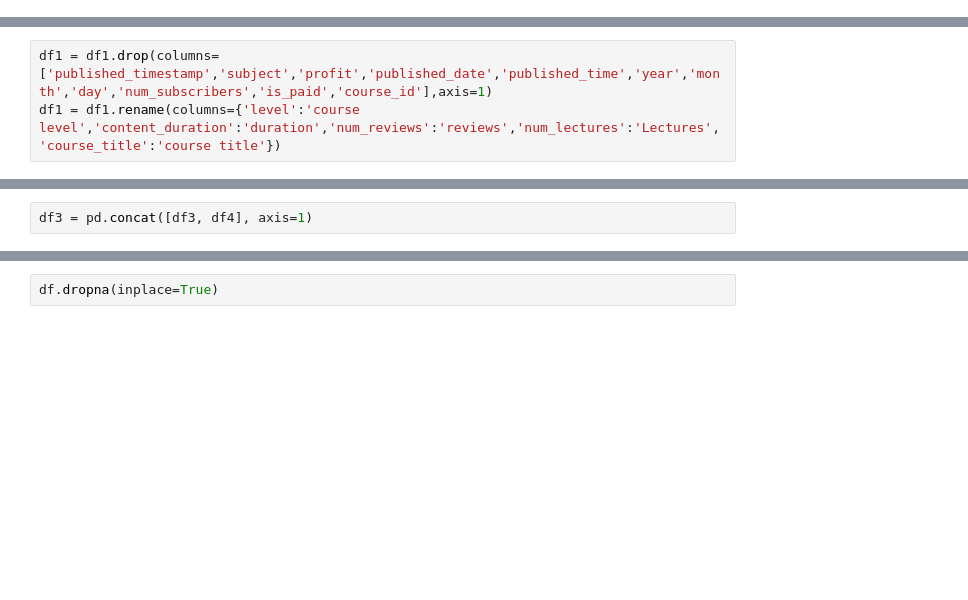
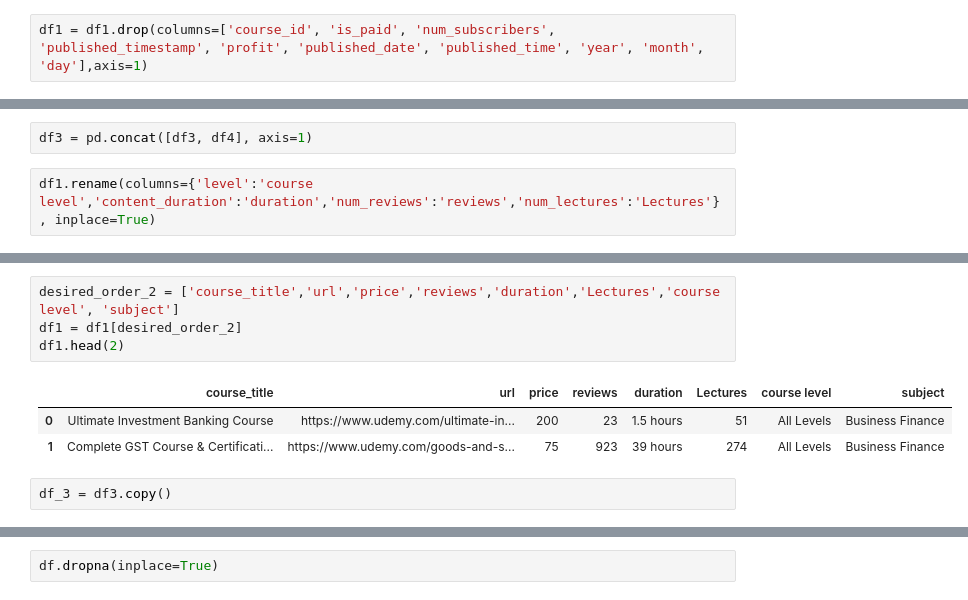
Before and after one commit to ashray22/Course-Recommendation-And-Sentiment-Analysis, a Jupyter notebook: notebooks/udemy_test.ipynb, the cells around one changed output, grey strips where cells are left out. Cells and saved outputs as stored; diff of their text form; blank space fills up the shorter version.

```diff
--- a/notebooks/udemy_test.ipynb
+++ b/notebooks/udemy_test.ipynb
@@ -47,0 +30,2 @@ df2
+# %%
+df1 = df1.drop(columns=['course_id', 'is_paid', 'num_subscribers', 'published_timestamp', 'profit', 'published_date', 'published_time', 'year', 'month', 'day'],axis=1)
@@ -103,3 +39,0 @@ print(df1['course_id'].min())
-# %%
-df1 = df1.drop(columns=['published_timestamp','subject','profit','published_date','published_time','year','month','day','num_subscribers','is_paid','course_id'],axis=1)
-df1 = df1.rename(columns={'level':'course level','content_duration':'duration','num_reviews':'reviews','num_lectures':'Lectures','course_title':'course title'})
@@ -146,2 +59,4 @@ print(df4)
 # %%
 df3 = pd.concat([df3, df4], axis=1)
+# %%
+df1.rename(columns={'level':'course level','content_duration':'duration','num_reviews':'reviews','num_lectures':'Lectures'}, inplace=True)
@@ -147,0 +111,10 @@ df3 = pd.concat([df3, df4], axis=1)
+# %%
+desired_order_2 = ['course_title','url','price','reviews','duration','Lectures','course level', 'subject']
+df1 = df1[desired_order_2]
+df1.head(2)
+# %% [output]
+|  | course_title | url | price | reviews | duration | Lectures | course level | subject |
+| 0 | Ultimate Investment Banking Course | https://www.udemy.com/ultimate-in... | 200 | 23 | 1.5 hours | 51 | All Levels | Business Finance |
+| 1 | Complete GST Course & Certificati... | https://www.udemy.com/goods-and-s... | 75 | 923 | 39 hours | 274 | All Levels | Business Finance |
+# %%
+df_3 = df3.copy()
```
Also changed, not shown: parts of 56 cells of this notebook, 2 other files.
